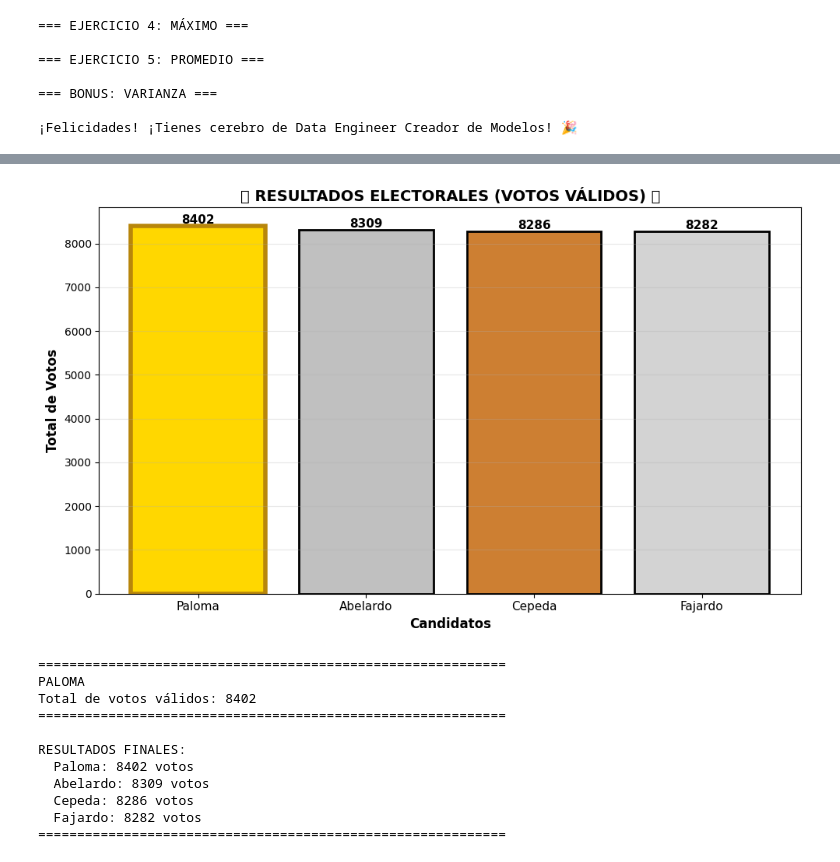
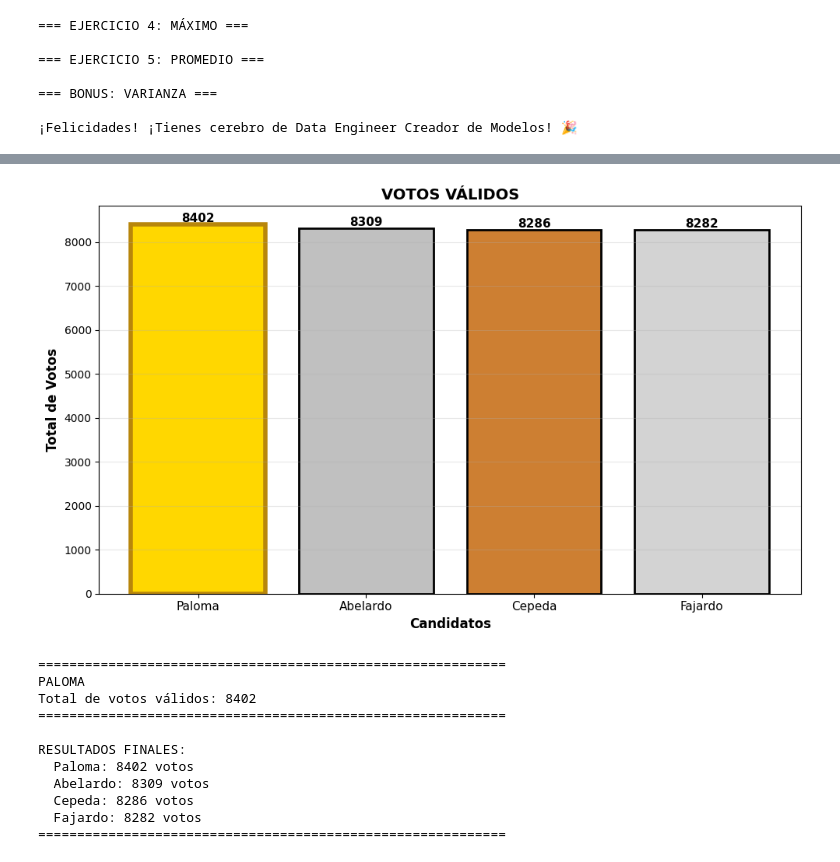
Before and after one commit to Maykoll29/bigData-Class, a Jupyter notebook: Notebook/map_reduce_votaciones.ipynb, the cells around one changed output, grey strips where cells are left out. Saved outputs shown, nothing was run; the diff lists cells and outputs as text; code cells hidden in the pictures.

```diff
--- a/Notebook/map_reduce_votaciones.ipynb
+++ b/Notebook/map_reduce_votaciones.ipynb
@@ -514,35 +514,35 @@ plt.figure(figsize=(10, 6))
 colores = ['gold', 'silver', '#CD7F32', 'lightgray']
 barras = plt.bar(candidatos, votos, color=colores[:len(candidatos)], edgecolor='black', linewidth=2)
 
 plt.xlabel('Candidatos', fontsize=12, fontweight='bold')
 plt.ylabel('Total de Votos', fontsize=12, fontweight='bold')
-plt.title('🗳️ RESULTADOS ELECTORALES (VOTOS VÁLIDOS) 🗳️', fontsize=14, fontweight='bold')
+plt.title('VOTOS VÁLIDOS', fontsize=14, fontweight='bold')
 plt.xticks(fontsize=11)
 plt.grid(axis='y', alpha=0.3)
 
 # Números en las barras
 for i, v in enumerate(votos):
     plt.text(i, v + 50, str(v), ha='center', fontweight='bold', fontsize=11)
 
 # Destacar ganador
 ganador_indice = 0
 barras[ganador_indice].set_edgecolor('darkgoldenrod')
 barras[ganador_indice].set_linewidth(4)
 
 plt.tight_layout()
 plt.show()
 
 # Resultado en consola
 print(f"\n{'='*60}")
 print(f"{candidatos[0].upper()} ")
 print(f"Total de votos válidos: {votos[0]}")
 print(f"{'='*60}")
 print(f"\nRESULTADOS FINALES:")
 for candidato, voto in votos_ordenados:
     print(f"  {candidato}: {voto} votos")
 print(f"{'='*60}")
 # %% [output]
-[figure, old version]
+[figure, new version]
 ============================================================
 PALOMA
 Total de votos válidos: 8402
```
Also changed, not shown: parts of 1 cell of this notebook.
